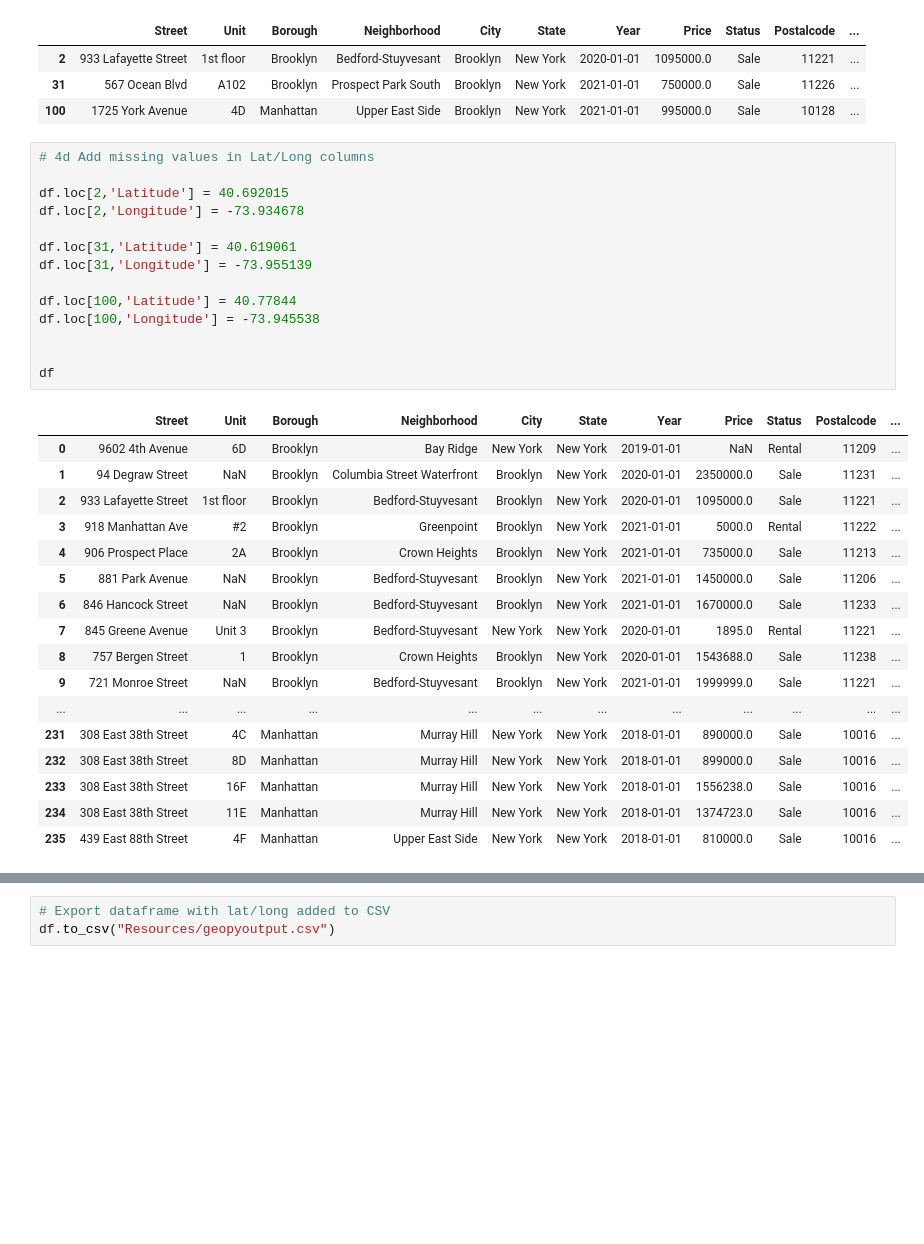
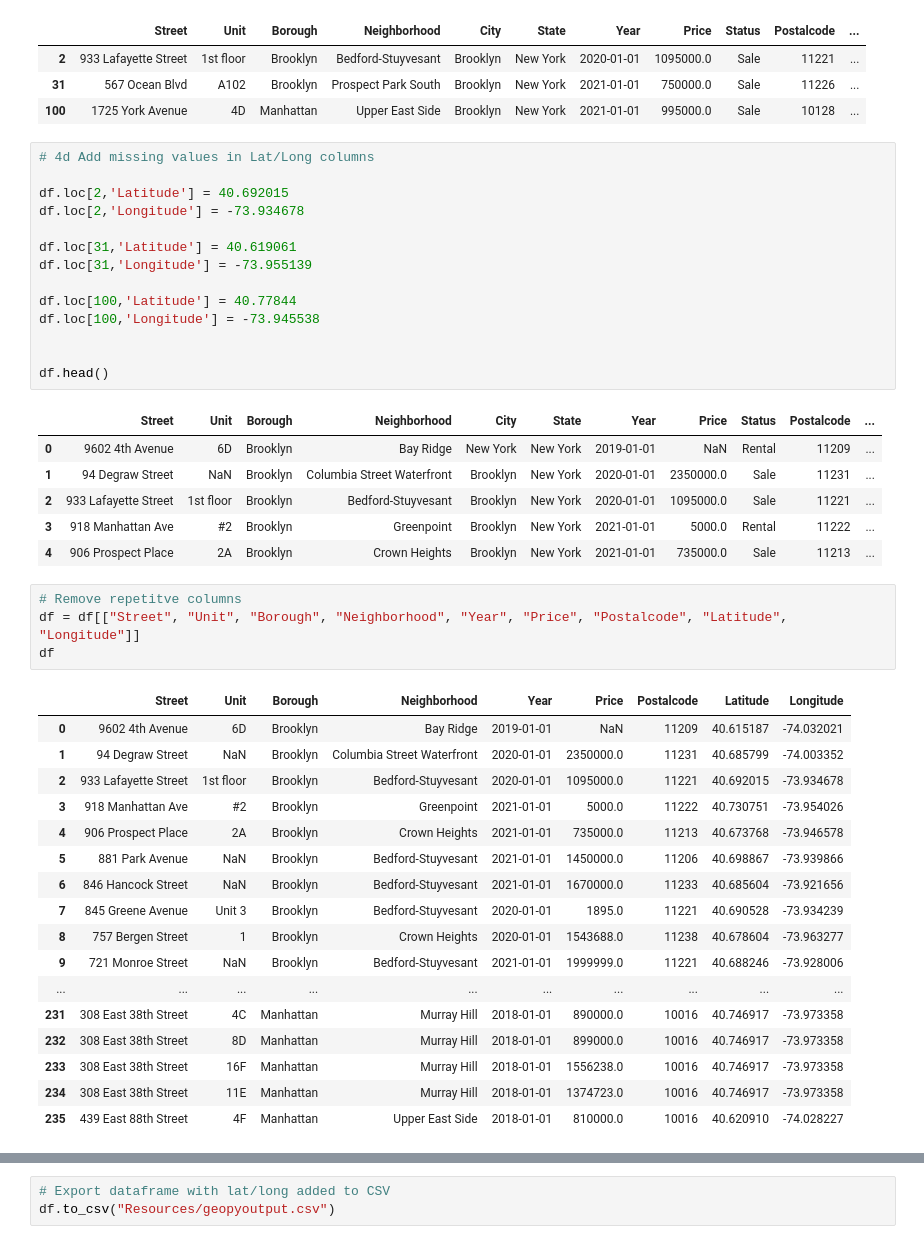
Before and after one commit to alisonsadel/GolanTeam-Compass-RealEstate, a Jupyter notebook: Part Two - Geopy API.ipynb, the cells around one changed output, grey strips where cells are left out. Saved outputs shown, nothing was run; the diff lists cells and outputs as text; blank space fills up the shorter version.

Commit message:
Add files via upload
Created Dataframe Image

```diff
--- a/Part Two - Geopy API.ipynb
+++ b/Part Two - Geopy API.ipynb
@@ -116,32 +124,43 @@ df[bool_series]
 # %%
 # 4d Add missing values in Lat/Long columns
 
 df.loc[2,'Latitude'] = 40.692015
 df.loc[2,'Longitude'] = -73.934678
 
 df.loc[31,'Latitude'] = 40.619061
 df.loc[31,'Longitude'] = -73.955139
 
 df.loc[100,'Latitude'] = 40.77844
 df.loc[100,'Longitude'] = -73.945538
 
 
-df
+df.head()
 # %% [output]
 |  | Street | Unit | Borough | Neighborhood | City | State | Year | Price | Status | Postalcode | ... |
 | 0 | 9602 4th Avenue | 6D | Brooklyn | Bay Ridge | New York | New York | 2019-01-01 | NaN | Rental | 11209 | ... |
 | 1 | 94 Degraw Street | NaN | Brooklyn | Columbia Street Waterfront | Brooklyn | New York | 2020-01-01 | 2350000.0 | Sale | 11231 | ... |
 | 2 | 933 Lafayette Street | 1st floor | Brooklyn | Bedford-Stuyvesant | Brooklyn | New York | 2020-01-01 | 1095000.0 | Sale | 11221 | ... |
 | 3 | 918 Manhattan Ave | #2 | Brooklyn | Greenpoint | Brooklyn | New York | 2021-01-01 | 5000.0 | Rental | 11222 | ... |
 | 4 | 906 Prospect Place | 2A | Brooklyn | Crown Heights | Brooklyn | New York | 2021-01-01 | 735000.0 | Sale | 11213 | ... |
-| 5 | 881 Park Avenue | NaN | Brooklyn | Bedford-Stuyvesant | Brooklyn | New York | 2021-01-01 | 1450000.0 | Sale | 11206 | ... |
-| 6 | 846 Hancock Street | NaN | Brooklyn | Bedford-Stuyvesant | Brooklyn | New York | 2021-01-01 | 1670000.0 | Sale | 11233 | ... |
-| 7 | 845 Greene Avenue | Unit 3 | Brooklyn | Bedford-Stuyvesant | New York | New York | 2020-01-01 | 1895.0 | Rental | 11221 | ... |
-| 8 | 757 Bergen Street | 1 | Brooklyn | Crown Heights | Brooklyn | New York | 2020-01-01 | 1543688.0 | Sale | 11238 | ... |
-| 9 | 721 Monroe Street | NaN | Brooklyn | Bedford-Stuyvesant | Brooklyn | New York | 2021-01-01 | 1999999.0 | Sale | 11221 | ... |
-| ... | ... | ... | ... | ... | ... | ... | ... | ... | ... | ... | ... |
-| 231 | 308 East 38th Street | 4C | Manhattan | Murray Hill | New York | New York | 2018-01-01 | 890000.0 | Sale | 10016 | ... |
-| 232 | 308 East 38th Street | 8D | Manhattan | Murray Hill | New York | New York | 2018-01-01 | 899000.0 | Sale | 10016 | ... |
-| 233 | 308 East 38th Street | 16F | Manhattan | Murray Hill | New York | New York | 2018-01-01 | 1556238.0 | Sale | 10016 | ... |
-| 234 | 308 East 38th Street | 11E | Manhattan | Murray Hill | New York | New York | 2018-01-01 | 1374723.0 | Sale | 10016 | ... |
-| 235 | 439 East 88th Street | 4F | Manhattan | Upper East Side | New York | New York | 2018-01-01 | 810000.0 | Sale | 10016 | ... |
+# %%
+# Remove repetitve columns
+df = df[["Street", "Unit", "Borough", "Neighborhood", "Year", "Price", "Postalcode", "Latitude", "Longitude"]]
+df
+# %% [output]
+|  | Street | Unit | Borough | Neighborhood | Year | Price | Postalcode | Latitude | Longitude |
+| 0 | 9602 4th Avenue | 6D | Brooklyn | Bay Ridge | 2019-01-01 | NaN | 11209 | 40.615187 | -74.032021 |
+| 1 | 94 Degraw Street | NaN | Brooklyn | Columbia Street Waterfront | 2020-01-01 | 2350000.0 | 11231 | 40.685799 | -74.003352 |
+| 2 | 933 Lafayette Street | 1st floor | Brooklyn | Bedford-Stuyvesant | 2020-01-01 | 1095000.0 | 11221 | 40.692015 | -73.934678 |
+| 3 | 918 Manhattan Ave | #2 | Brooklyn | Greenpoint | 2021-01-01 | 5000.0 | 11222 | 40.730751 | -73.954026 |
+| 4 | 906 Prospect Place | 2A | Brooklyn | Crown Heights | 2021-01-01 | 735000.0 | 11213 | 40.673768 | -73.946578 |
+| 5 | 881 Park Avenue | NaN | Brooklyn | Bedford-Stuyvesant | 2021-01-01 | 1450000.0 | 11206 | 40.698867 | -73.939866 |
+| 6 | 846 Hancock Street | NaN | Brooklyn | Bedford-Stuyvesant | 2021-01-01 | 1670000.0 | 11233 | 40.685604 | -73.921656 |
+| 7 | 845 Greene Avenue | Unit 3 | Brooklyn | Bedford-Stuyvesant | 2020-01-01 | 1895.0 | 11221 | 40.690528 | -73.934239 |
+| 8 | 757 Bergen Street | 1 | Brooklyn | Crown Heights | 2020-01-01 | 1543688.0 | 11238 | 40.678604 | -73.963277 |
+| 9 | 721 Monroe Street | NaN | Brooklyn | Bedford-Stuyvesant | 2021-01-01 | 1999999.0 | 11221 | 40.688246 | -73.928006 |
+| ... | ... | ... | ... | ... | ... | ... | ... | ... | ... |
+| 231 | 308 East 38th Street | 4C | Manhattan | Murray Hill | 2018-01-01 | 890000.0 | 10016 | 40.746917 | -73.973358 |
+| 232 | 308 East 38th Street | 8D | Manhattan | Murray Hill | 2018-01-01 | 899000.0 | 10016 | 40.746917 | -73.973358 |
+| 233 | 308 East 38th Street | 16F | Manhattan | Murray Hill | 2018-01-01 | 1556238.0 | 10016 | 40.746917 | -73.973358 |
+| 234 | 308 East 38th Street | 11E | Manhattan | Murray Hill | 2018-01-01 | 1374723.0 | 10016 | 40.746917 | -73.973358 |
+| 235 | 439 East 88th Street | 4F | Manhattan | Upper East Side | 2018-01-01 | 810000.0 | 10016 | 40.620910 | -74.028227 |
```
Also changed, not shown: parts of 3 cells of this notebook.
